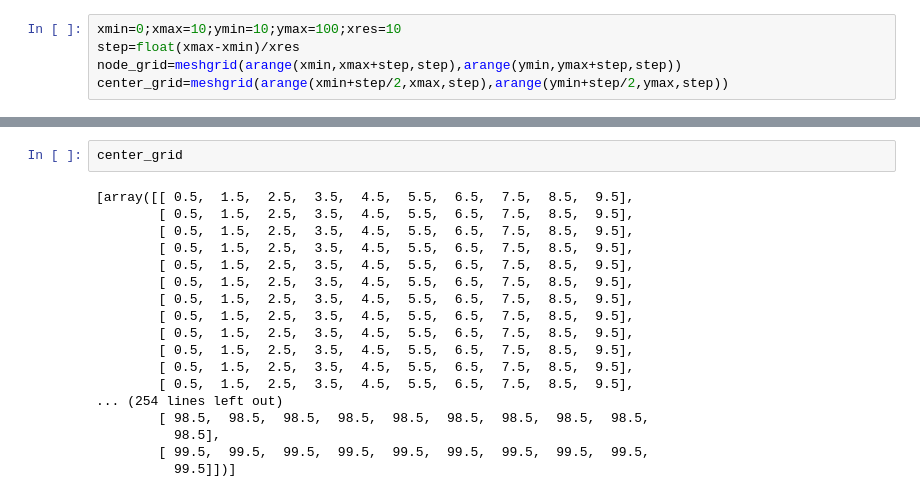
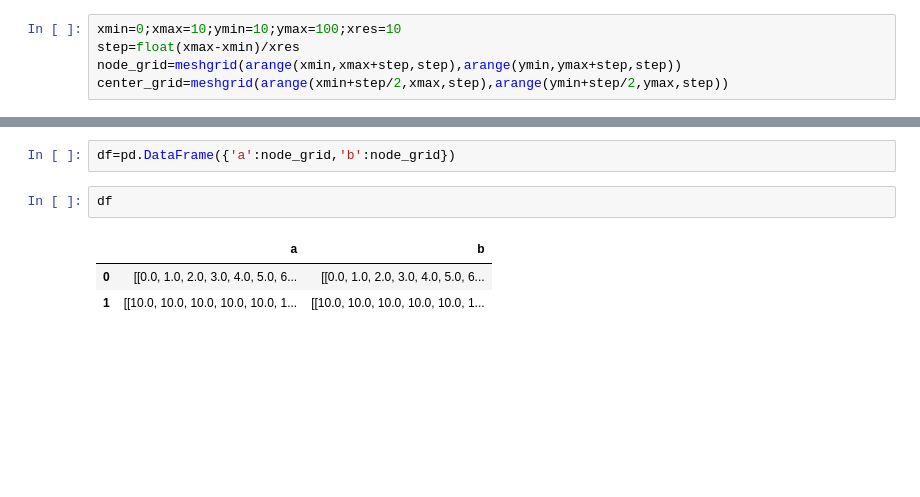
Before and after one commit to amichaut/track_analysis, a Jupyter notebook: codes/analyze_traj.ipynb, the cells around one changed output, grey strips where cells are left out. Drawn from its saved outputs; the diff is of its cells as text; blank space fills up the shorter version.

```diff
--- a/codes/analyze_traj.ipynb
+++ b/codes/analyze_traj.ipynb
@@ -227,20 +214,8 @@ node_grid
-# %%
-center_grid
-# %% [output]
-[array([[ 0.5,  1.5,  2.5,  3.5,  4.5,  5.5,  6.5,  7.5,  8.5,  9.5],
-        [ 0.5,  1.5,  2.5,  3.5,  4.5,  5.5,  6.5,  7.5,  8.5,  9.5],
-        [ 0.5,  1.5,  2.5,  3.5,  4.5,  5.5,  6.5,  7.5,  8.5,  9.5],
-        [ 0.5,  1.5,  2.5,  3.5,  4.5,  5.5,  6.5,  7.5,  8.5,  9.5],
-        [ 0.5,  1.5,  2.5,  3.5,  4.5,  5.5,  6.5,  7.5,  8.5,  9.5],
-        [ 0.5,  1.5,  2.5,  3.5,  4.5,  5.5,  6.5,  7.5,  8.5,  9.5],
-        [ 0.5,  1.5,  2.5,  3.5,  4.5,  5.5,  6.5,  7.5,  8.5,  9.5],
-        [ 0.5,  1.5,  2.5,  3.5,  4.5,  5.5,  6.5,  7.5,  8.5,  9.5],
-        [ 0.5,  1.5,  2.5,  3.5,  4.5,  5.5,  6.5,  7.5,  8.5,  9.5],
-        [ 0.5,  1.5,  2.5,  3.5,  4.5,  5.5,  6.5,  7.5,  8.5,  9.5],
-        [ 0.5,  1.5,  2.5,  3.5,  4.5,  5.5,  6.5,  7.5,  8.5,  9.5],
-        [ 0.5,  1.5,  2.5,  3.5,  4.5,  5.5,  6.5,  7.5,  8.5,  9.5],
-... (254 lines left out)
-        [ 98.5,  98.5,  98.5,  98.5,  98.5,  98.5,  98.5,  98.5,  98.5,
-          98.5],
-        [ 99.5,  99.5,  99.5,  99.5,  99.5,  99.5,  99.5,  99.5,  99.5,
-          99.5]])]
+# %%
+df=pd.DataFrame({'a':node_grid,'b':node_grid})
+# %%
+df
+# %% [output]
+|  | a | b |
+| 0 | [[0.0, 1.0, 2.0, 3.0, 4.0, 5.0, 6... | [[0.0, 1.0, 2.0, 3.0, 4.0, 5.0, 6... |
+| 1 | [[10.0, 10.0, 10.0, 10.0, 10.0, 1... | [[10.0, 10.0, 10.0, 10.0, 10.0, 1... |
```
Also changed, not shown: parts of 6 cells of this notebook, 1 other file.
